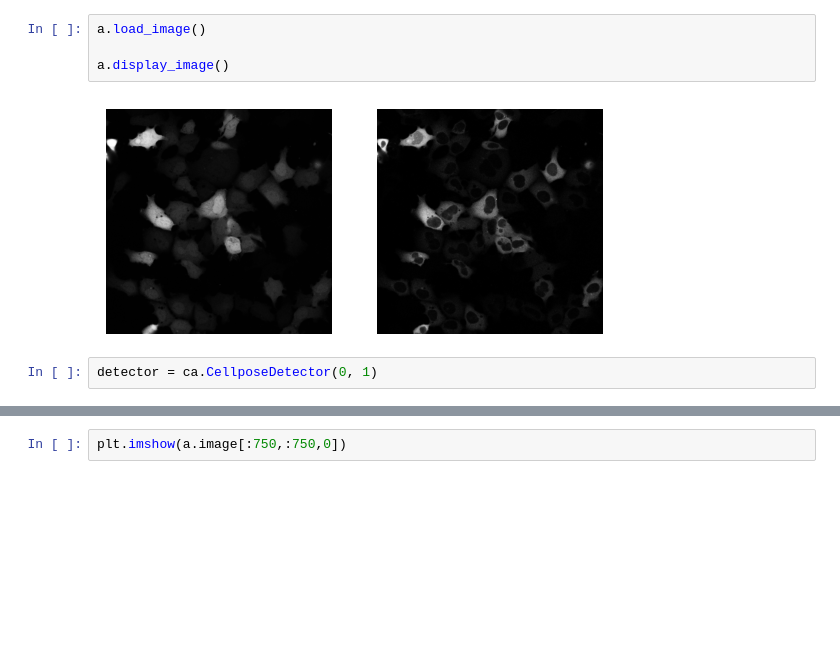
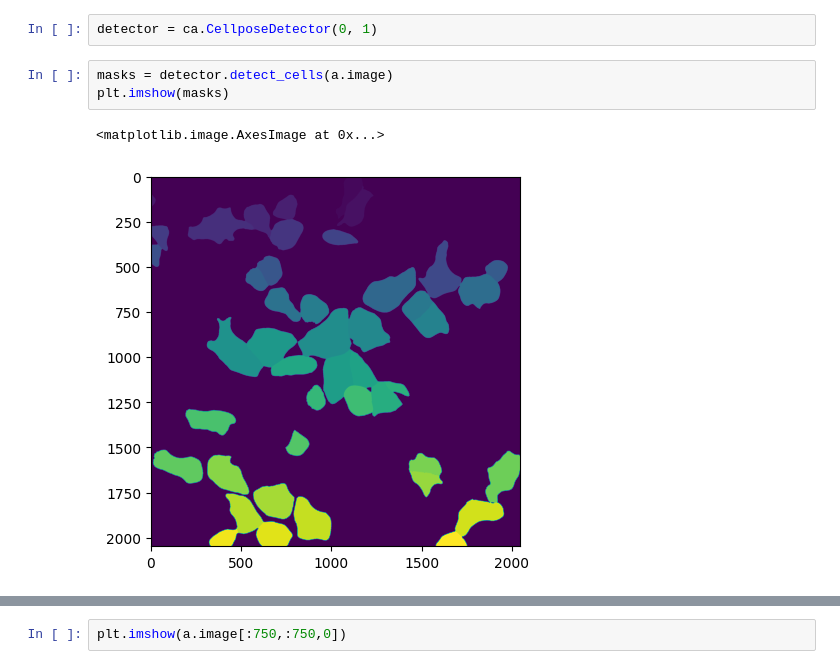
Before and after one commit to turugabor/cellImageAnalysis, a Jupyter notebook: test3.ipynb, the cells around one changed output, grey strips where cells are left out. Saved outputs shown, nothing was run; the diff lists cells and outputs as text; blank space fills up the shorter version.

```diff
--- a/test3.ipynb
+++ b/test3.ipynb
@@ -16,8 +25,8 @@ a=ca.Image("data/20230330/JNK1B1_barr2_1.tif")
-# %%
-a.load_image()
-
-a.display_image()
-# %% [output]
-[figure, removed]
 # %%
 detector = ca.CellposeDetector(0, 1)
+# %%
+masks = detector.detect_cells(a.image)
+plt.imshow(masks)
+# %% [output]
+<matplotlib.image.AxesImage at 0x...>
+[figure, added]
```
Also changed, not shown: parts of 14 cells of this notebook, 4 other files.
